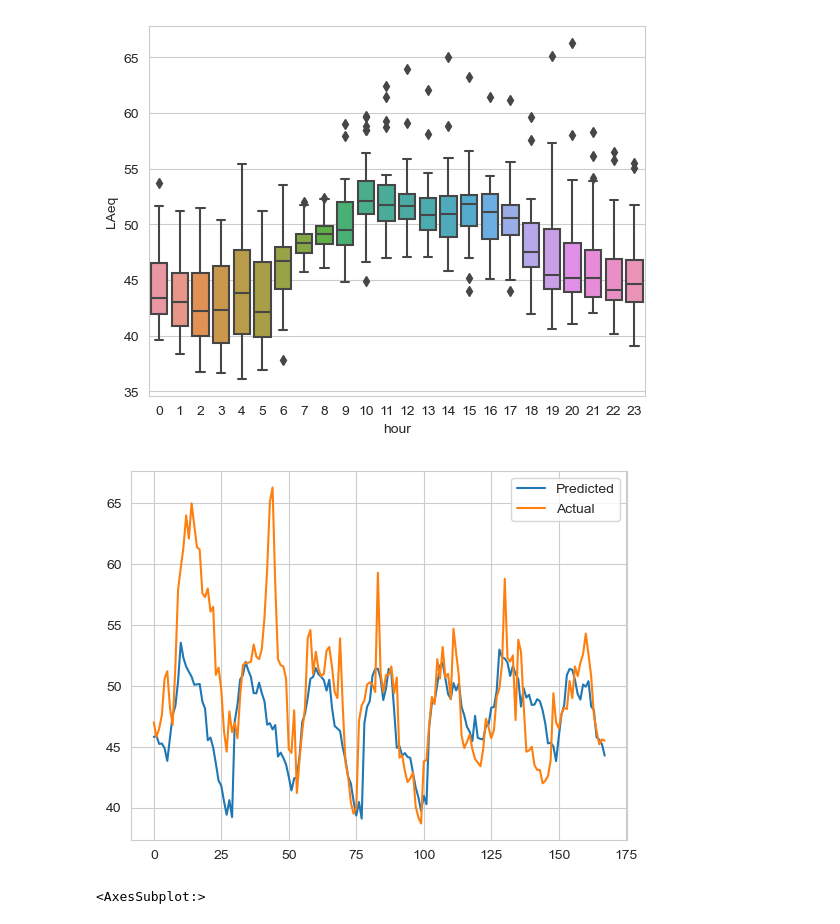
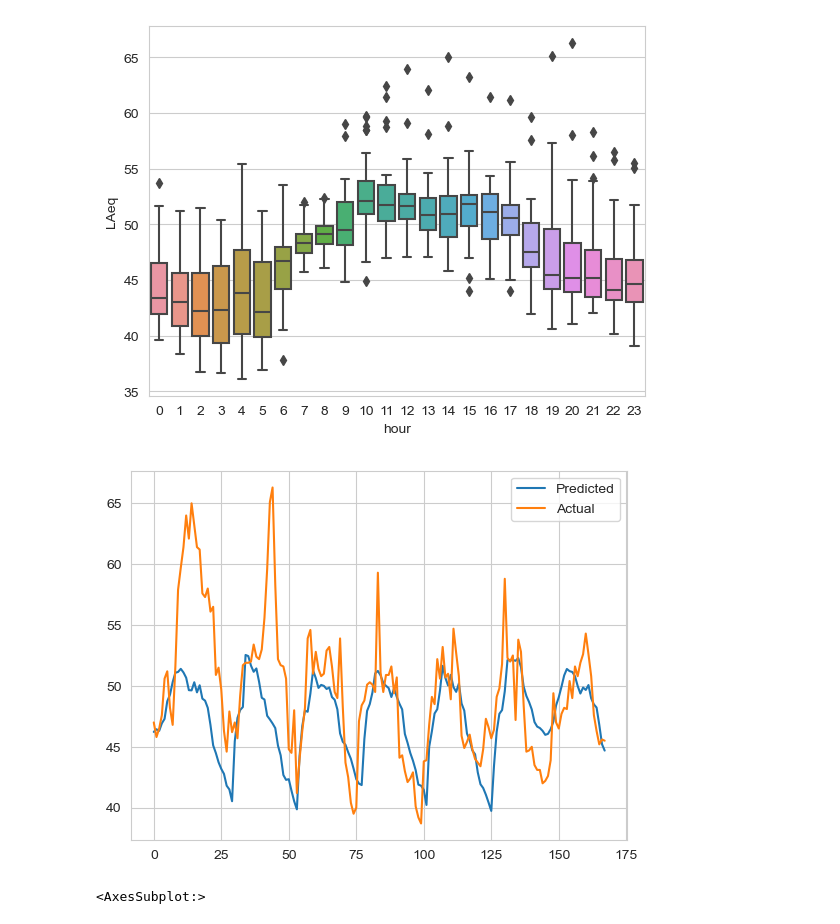
Before and after one commit to alexCCTcollege/Capstone, a Jupyter notebook: Transform.ipynb, the cells around one changed output. Drawn from its saved outputs; the diff is of its cells as text; code cells hidden in the pictures.

```diff
--- a/Transform.ipynb
+++ b/Transform.ipynb
@@ -1014,34 +1008,34 @@ sns.boxplot(data=Test,x='hour',y='LAeq')
 # %%
 from skforecast.ForecasterAutoreg import ForecasterAutoreg
 from sklearn.model_selection import train_test_split
 from sklearn.preprocessing import StandardScaler
 from sklearn.ensemble import RandomForestRegressor
 from sklearn.metrics import mean_squared_error
 import matplotlib.pyplot as plt
 from sklearn.ensemble import HistGradientBoostingRegressor
 
 # Split the dataset into training and testing (80% train, 20% test)
 train, test = Test[:len(Test)-168], Test[len(Test)-168:]
 
 # Create and fit the forecaster
 forecaster = ForecasterAutoreg(
     regressor=RandomForestRegressor(random_state=123),
-    lags=2
+    lags=7
 )
 
 # Fit the forecaster using 'LAeq' as the target variable and 'weekday' as the exogenous variable
 forecaster.fit(y=train["LAeq"], exog=train['hour'])
 
 # Make predictions for 168 steps (assuming hourly data and predicting 7 days ahead)
 predictions = forecaster.predict(steps=168, exog=test['hour'])
 
 # Plotting
 plt.plot(predictions.values, label='Predicted')
 plt.plot(test["LAeq"].values, label='Actual')
 plt.legend()
 plt.show()
 # %% [output]
-[figure, old version]
+[figure, new version]
 # %%
 date_range = pd.date_range(start='2023-12-16 00:00:00', periods=24*7, freq='H')
 
```
Also changed, not shown: parts of 2 cells of this notebook.
